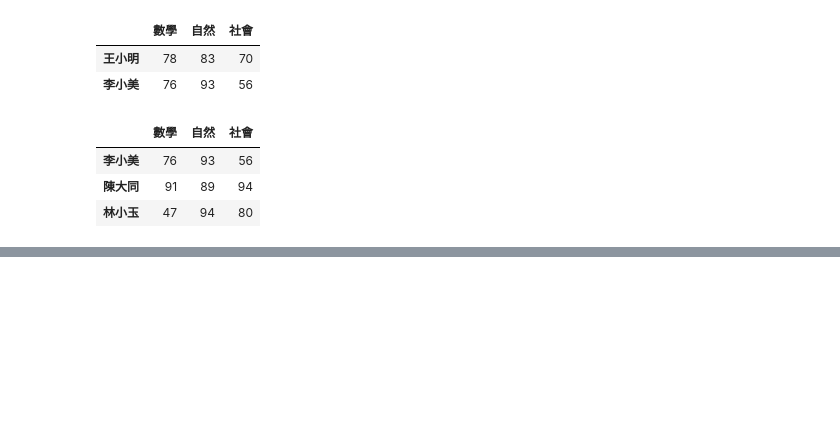
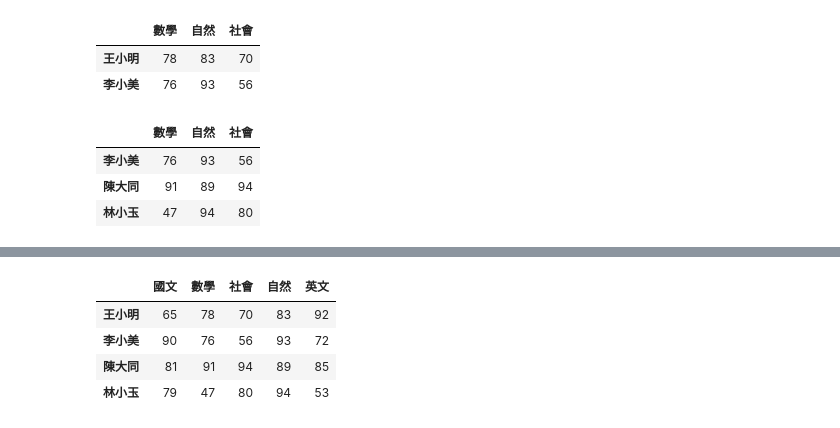
Before and after one commit to tku-peiyucheng/TKU-DM-Class, a Jupyter notebook: 1013.ipynb, the cells around one changed output, grey strips where cells are left out. Saved outputs shown, nothing was run; the diff lists cells and outputs as text; code cells hidden in the pictures; blank space fills up the shorter version.

```diff
--- a/1013.ipynb
+++ b/1013.ipynb
@@ -306,0 +400,8 @@ df4.loc["李小美":, "數學":"社會"]
+# %%
+df5.sort_index(axis=1)
+# %% [output]
+|  | 國文 | 數學 | 社會 | 自然 | 英文 |
+| 王小明 | 65 | 78 | 70 | 83 | 92 |
+| 李小美 | 90 | 76 | 56 | 93 | 72 |
+| 陳大同 | 81 | 91 | 94 | 89 | 85 |
+| 林小玉 | 79 | 47 | 80 | 94 | 53 |
```
Also changed, not shown: parts of 25 cells of this notebook, 17 other files.
